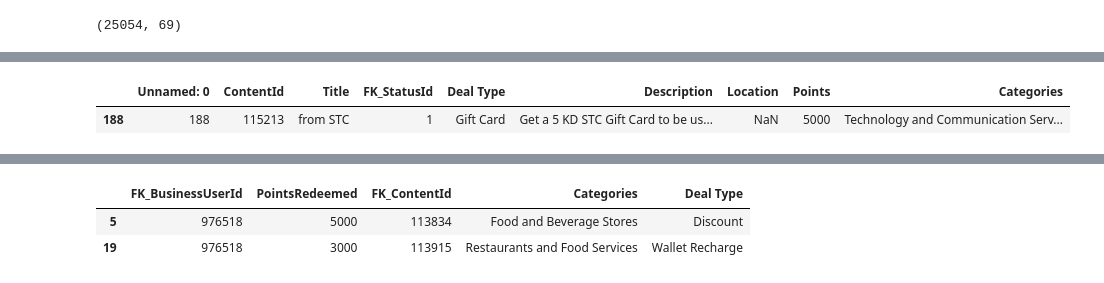
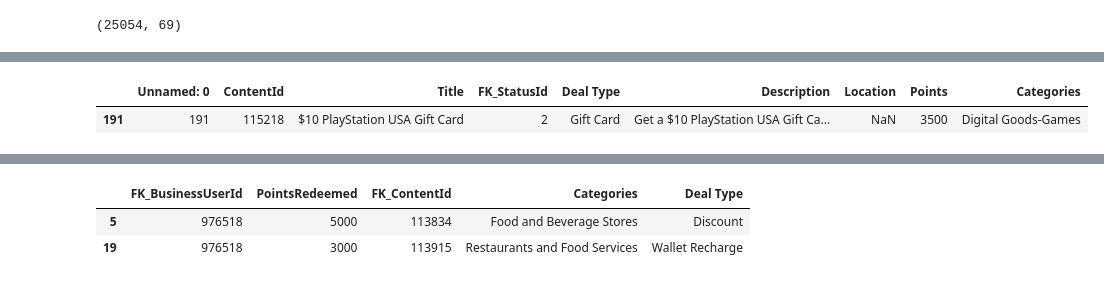
Before and after one commit to DboukAli98/KFHXRelatedAi, a Jupyter notebook: NoteBooks/Model Generation/Model_Reward.ipynb, the cells around one changed output, grey strips where cells are left out. Drawn from its saved outputs; the diff is of its cells as text; code cells hidden in the pictures.

```diff
--- a/NoteBooks/Model Generation/Model_Reward.ipynb
+++ b/NoteBooks/Model Generation/Model_Reward.ipynb
@@ -508,11 +477,11 @@ Hybrid Recommended deal: 113910, Combined Score: 1.948005588627979, Category: Gr
 # %%
-specific_content_id = 115213,
+specific_content_id = 115218,
 result = deals_data[deals_data['ContentId'] == specific_content_id]
 
 result
 # %% [output]
 |  | Unnamed: 0 | ContentId | Title | FK_StatusId | Deal Type | Description | Location | Points | Categories |
-| 188 | 188 | 115213 | from STC | 1 | Gift Card | Get a 5 KD STC Gift Card to be us... | NaN | 5000 | Technology and Communication Serv... |
+| 191 | 191 | 115218 | $10 PlayStation USA Gift Card | 2 | Gift Card | Get a $10 PlayStation USA Gift Ca... | NaN | 3500 | Digital Goods-Games |
 # %%
 user_last_interactions = user_item_matrix.loc[user_id]
 user_interacted_items = user_last_interactions[user_last_interactions > 0].index
```
Also changed, not shown: parts of 6 cells of this notebook.
